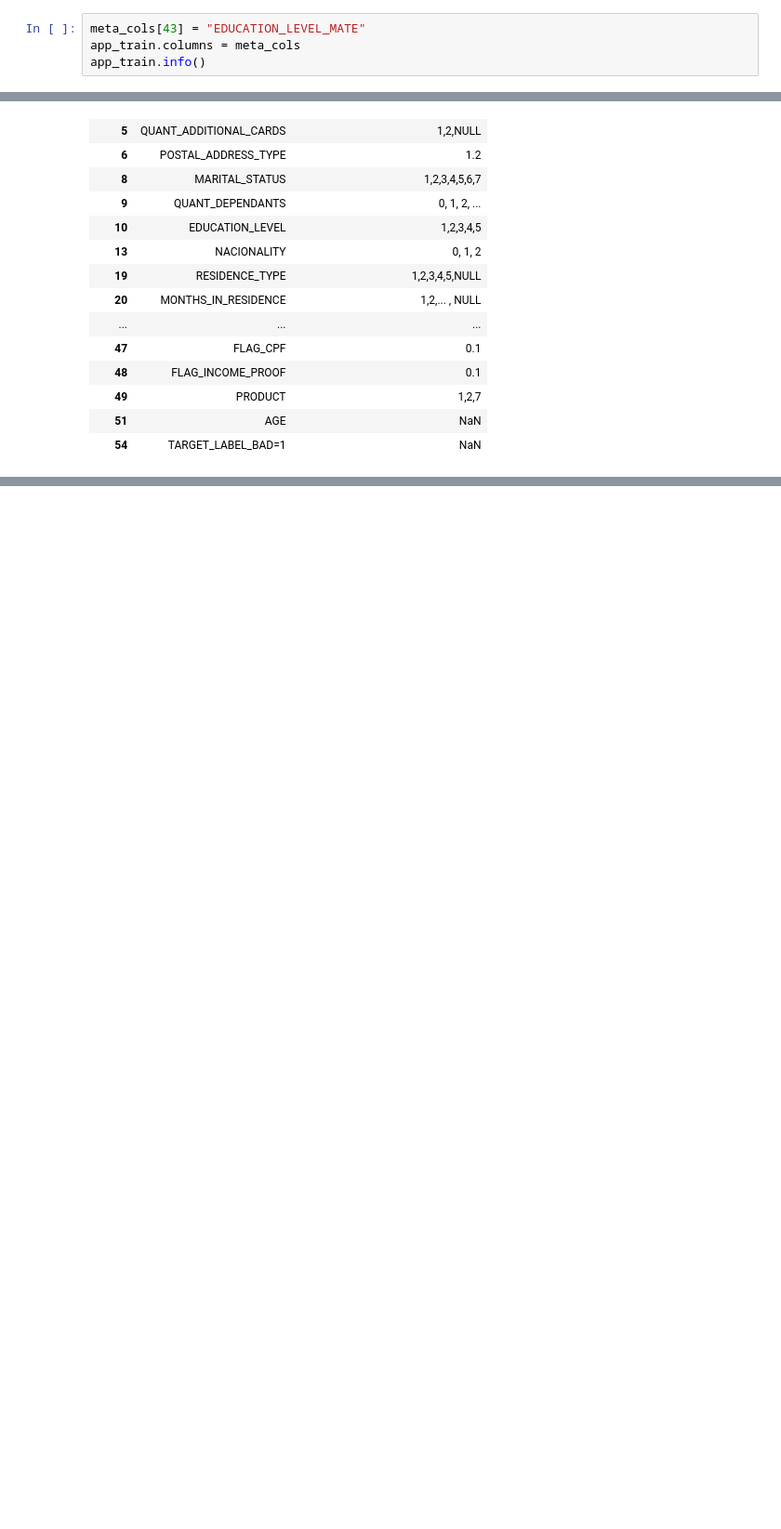
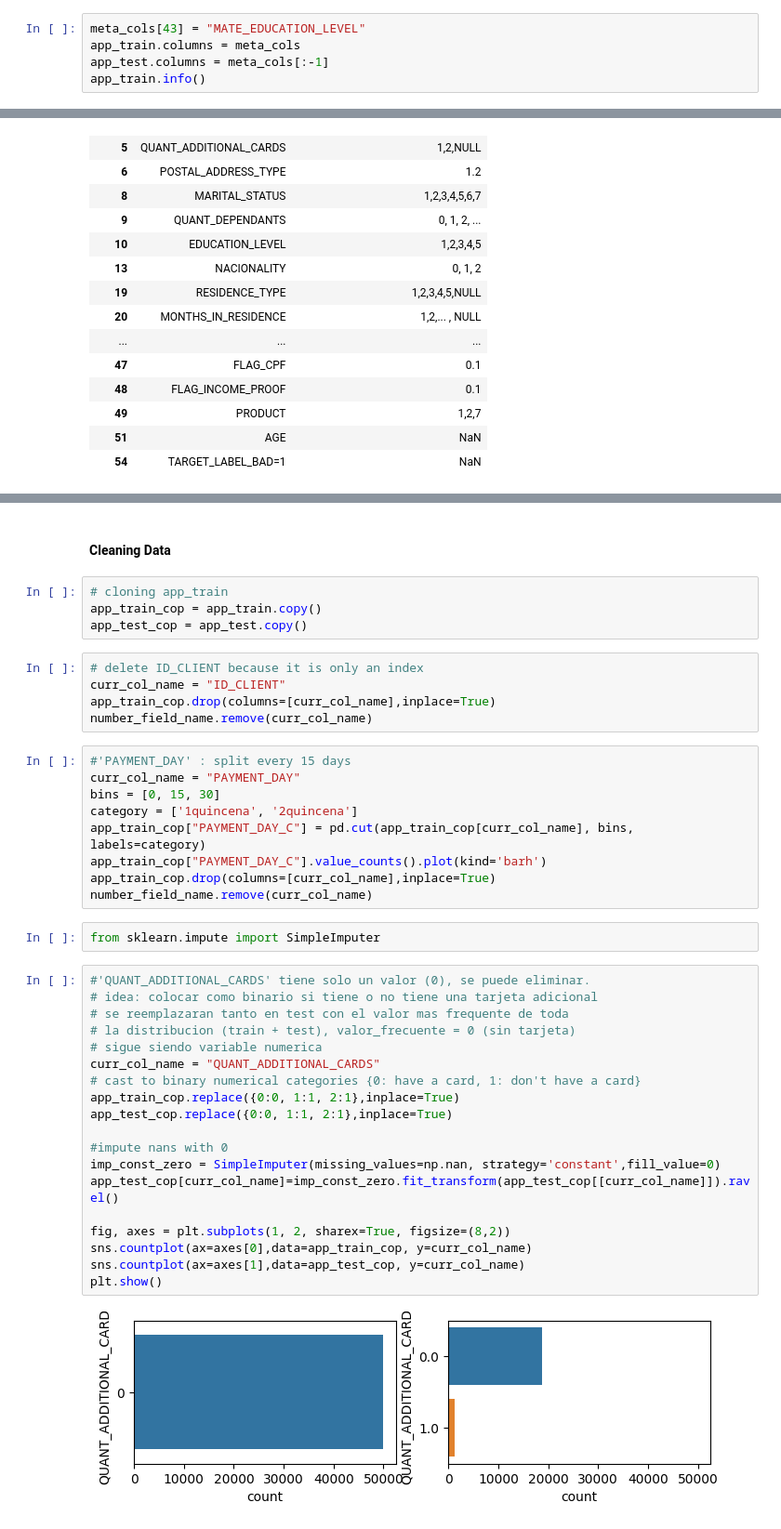
Before and after one commit to tutecode/credit-risk-analysis, a Jupyter notebook: notebook_principal.ipynb, the cells around one changed output, grey strips where cells are left out. Shown at 93% size. Saved outputs shown, nothing was run; the diff lists cells and outputs as text; blank space fills up the shorter version.

```diff
--- a/notebook_principal.ipynb
+++ b/notebook_principal.ipynb
@@ -70,8 +70,9 @@ meta_cols = metadata["Var_Title"].to_list()
 - second is for mate education level
 - the second column aggregate with "EDUCATION_LEVEL_MATE"
 # %%
-meta_cols[43] = "EDUCATION_LEVEL_MATE"
+meta_cols[43] = "MATE_EDUCATION_LEVEL"
 app_train.columns = meta_cols
+app_test.columns = meta_cols[:-1]
 app_train.info()
 # %% [output]
 <class 'pandas.core.frame.DataFrame'>
@@ -410,0 +436,43 @@ TARGET_LABEL_BAD=1            2       nan
+# %% [markdown]
+#### Cleaning Data
+# %%
+# cloning app_train
+app_train_cop = app_train.copy()
+app_test_cop = app_test.copy()
+# %%
+# delete ID_CLIENT because it is only an index
+curr_col_name = "ID_CLIENT"
+app_train_cop.drop(columns=[curr_col_name],inplace=True)
+number_field_name.remove(curr_col_name)
+# %%
+#'PAYMENT_DAY' : split every 15 days
+curr_col_name = "PAYMENT_DAY"
+bins = [0, 15, 30]
+category = ['1quincena', '2quincena']
+app_train_cop["PAYMENT_DAY_C"] = pd.cut(app_train_cop[curr_col_name], bins, labels=category)
+app_train_cop["PAYMENT_DAY_C"].value_counts().plot(kind='barh')
+app_train_cop.drop(columns=[curr_col_name],inplace=True)
+number_field_name.remove(curr_col_name)
+# %%
+from sklearn.impute import SimpleImputer
+# %%
+#'QUANT_ADDITIONAL_CARDS' tiene solo un valor (0), se puede eliminar.
+# idea: colocar como binario si tiene o no tiene una tarjeta adicional
+# se reemplazaran tanto en test con el valor mas frequente de toda
+# la distribucion (train + test), valor_frecuente = 0 (sin tarjeta)
+# sigue siendo variable numerica
+curr_col_name = "QUANT_ADDITIONAL_CARDS"
+# cast to binary numerical categories {0: have a card, 1: don't have a card}
+app_train_cop.replace({0:0, 1:1, 2:1},inplace=True)
+app_test_cop.replace({0:0, 1:1, 2:1},inplace=True)
+
+#impute nans with 0
+imp_const_zero = SimpleImputer(missing_values=np.nan, strategy='constant',fill_value=0)
+app_test_cop[curr_col_name]=imp_const_zero.fit_transform(app_test_cop[[curr_col_name]]).ravel()
+
+fig, axes = plt.subplots(1, 2, sharex=True, figsize=(8,2))
+sns.countplot(ax=axes[0],data=app_train_cop, y=curr_col_name)
+sns.countplot(ax=axes[1],data=app_test_cop, y=curr_col_name)
+plt.show()
+# %% [output]
+[figure, added]
```
Also changed, not shown: parts of 9 cells of this notebook.
